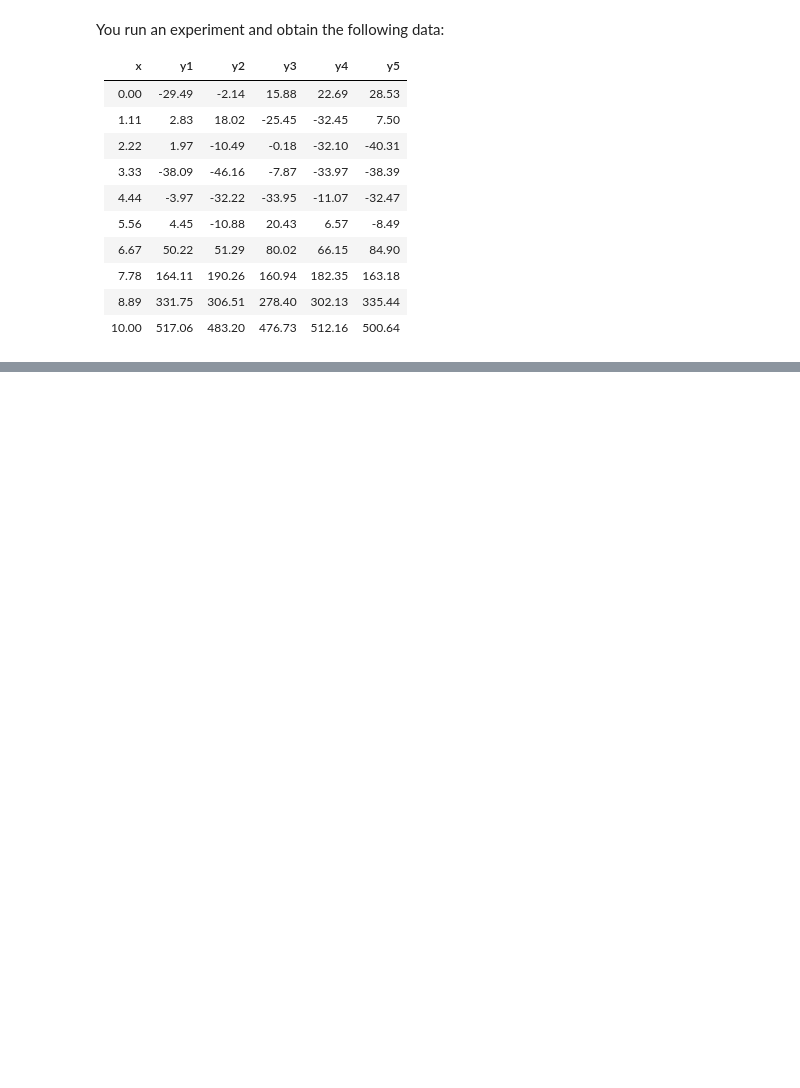
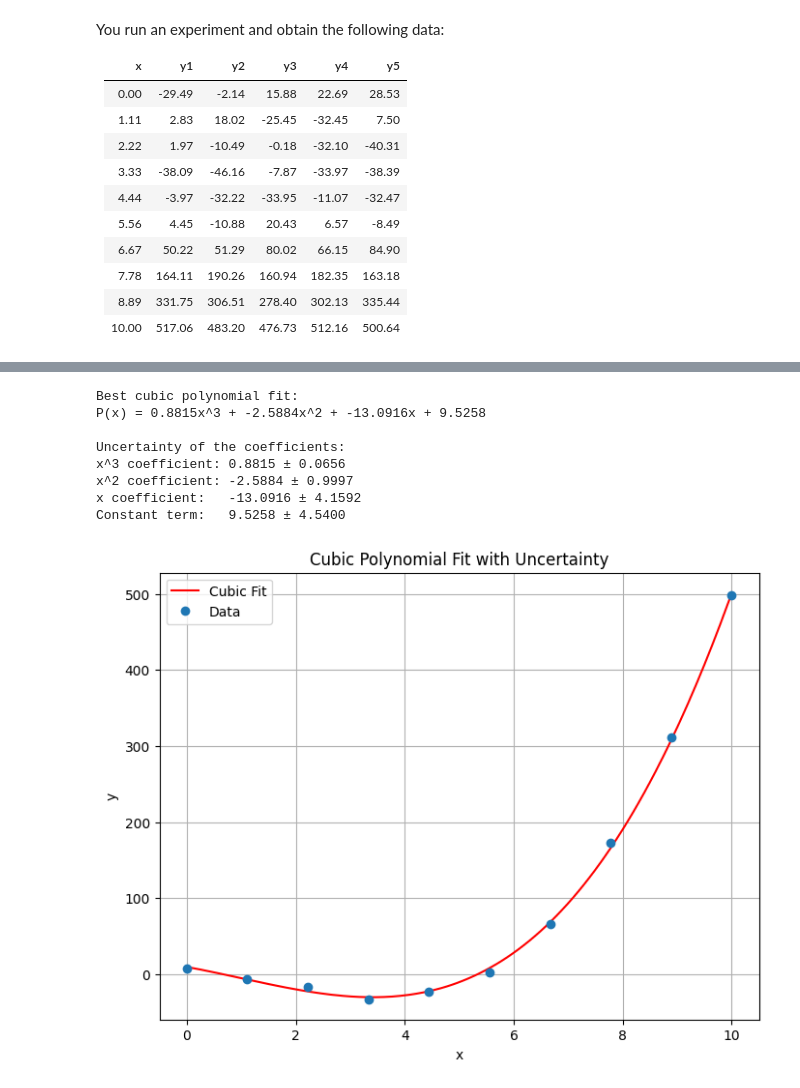
Before and after one commit to Manpreet040921/Manpreet040921, a Jupyter notebook: Assignments/Assignment_2.ipynb, the cells around one changed output, grey strips where cells are left out. Cells and saved outputs as stored; diff of their text form; code cells hidden in the pictures; blank space fills up the shorter version.

```diff
--- a/Assignments/Assignment_2.ipynb
+++ b/Assignments/Assignment_2.ipynb
@@ -148,0 +147,65 @@ d = np.array([
+# %%
+import numpy as np
+import matplotlib.pyplot as plt
+
+# Data table
+d = np.array([
+    [0.00, -29.49, -2.14, 15.88, 22.69, 28.53],
+    [1.11, 2.83, 18.02, -25.45, -32.45, 7.50],
+    [2.22, 1.97, -10.49, -0.18, -32.10, -40.31],
+    [3.33, -38.09, -46.16, -7.87, -33.97, -38.39],
+    [4.44, -3.97, -32.22, -33.95, -11.07, -32.47],
+    [5.56, 4.45, -10.88, 20.43, 6.57, -8.49],
+    [6.67, 50.22, 51.29, 80.02, 66.15, 84.90],
+    [7.78, 164.11, 190.26, 160.94, 182.35, 163.18],
+    [8.89, 331.75, 306.51, 278.40, 302.13, 335.44],
+    [10.00, 517.06, 483.20, 476.73, 512.16, 500.64]
+])
+
+# Extract x and y-values
+x_data = d[:, 0]
+y_data = d[:, 1:]
+
+# Compute mean for each x
+y_mean = np.mean(y_data, axis=1)
+
+# Fit cubic polynomial (degree = 3) with covariance matrix
+coeffs, cov_matrix = np.polyfit(x_data, y_mean, 3, cov=True)
+coeff_stdev = np.sqrt(np.diag(cov_matrix))
+
+# Polynomial function
+poly_fit = np.poly1d(coeffs)
+
+# Print results
+print("Best cubic polynomial fit:")
+print(f"P(x) = {coeffs[0]:.4f}x^3 + {coeffs[1]:.4f}x^2 + {coeffs[2]:.4f}x + {coeffs[3]:.4f}")
+print("\nUncertainty of the coefficients:")
+print(f"x^3 coefficient: {coeffs[0]:.4f} ± {coeff_stdev[0]:.4f}")
+print(f"x^2 coefficient: {coeffs[1]:.4f} ± {coeff_stdev[1]:.4f}")
+print(f"x coefficient:   {coeffs[2]:.4f} ± {coeff_stdev[2]:.4f}")
+print(f"Constant term:   {coeffs[3]:.4f} ± {coeff_stdev[3]:.4f}")
+
+# Generate smooth fit curve
+x_fit = np.linspace(x_data.min(), x_data.max(), 200)
+y_fit = poly_fit(x_fit)
+
+# Plot
+plt.figure(figsize=(8, 6))
+plt.errorbar(x_data, y_mean, fmt='o', capsize=5, label='Data')
+plt.plot(x_fit, y_fit, 'r-', label='Cubic Fit')
+plt.xlabel('x')
+plt.ylabel('y')
+plt.title('Cubic Polynomial Fit with Uncertainty')
+plt.legend()
+plt.grid(True)
+plt.show()
+# %% [output]
+Best cubic polynomial fit:
+P(x) = 0.8815x^3 + -2.5884x^2 + -13.0916x + 9.5258
+
+Uncertainty of the coefficients:
+x^3 coefficient: 0.8815 ± 0.0656
+x^2 coefficient: -2.5884 ± 0.9997
+x coefficient:   -13.0916 ± 4.1592
+Constant term:   9.5258 ± 4.5400
+[figure, added]
```
Also changed, not shown: parts of 5 cells of this notebook.
